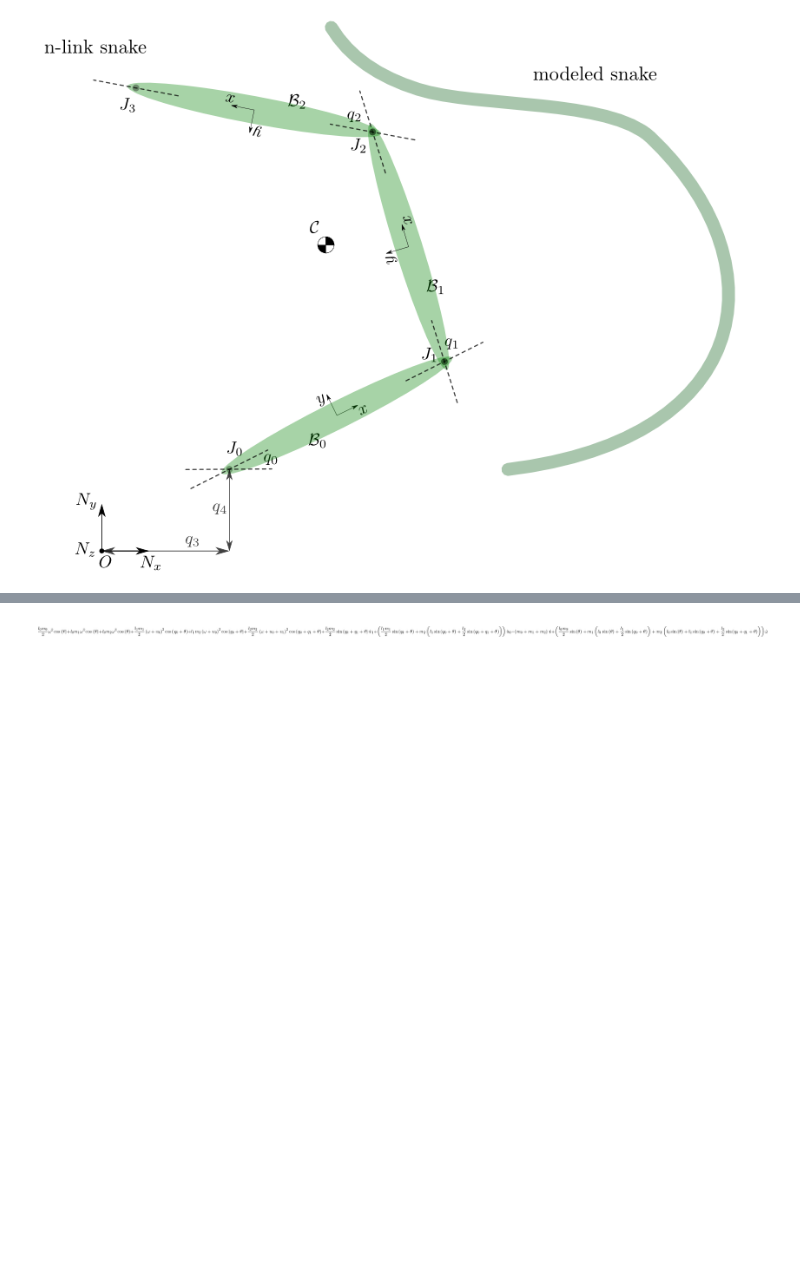
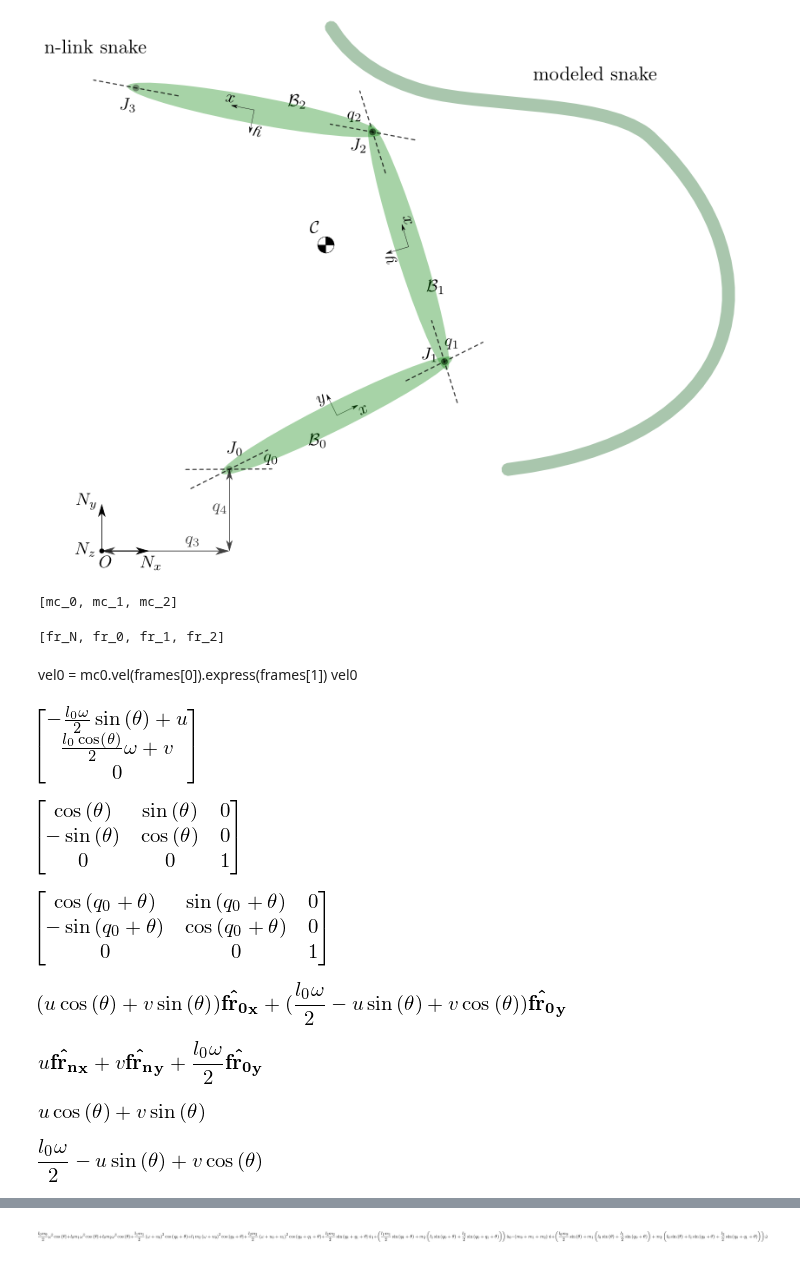
Before and after one commit to isaacyeaton/snaketurn, a Jupyter notebook: 3-link-snake-holonomic.ipynb, the cells around one changed output, grey strips where cells are left out. Saved outputs shown, nothing was run; the diff lists cells and outputs as text; code cells hidden in the pictures; blank space fills up the shorter version.

```diff
--- a/3-link-snake-holonomic.ipynb
+++ b/3-link-snake-holonomic.ipynb
@@ -258,3 +258,7 @@ dynamic = dict(qind=qind, uind=uind,
 symbol = dict(m=m, l=l, Izz=Izz, g=g, t=t)
 setup = dict(frames=frames, joints=joints, mc=mc, dyads=dyads)
 fbd = dict(fl=fl, bodies=bodies)
+# %%
+mc
+# %% [output]
+[mc_0, mc_1, mc_2]
@@ -260,0 +267,11 @@ fbd = dict(fl=fl, bodies=bodies)
+# %%
+frames
+# %% [output]
+[fr_N, fr_0, fr_1, fr_2]
+# %% [markdown]
+vel0 = mc0.vel(frames[0]).express(frames[1])
+vel0
+# %%
+vel0.to_matrix(frames[0]).simplify()
+# %% [output]
+[figure, added]
@@ -260,0 +280,8 @@ fbd = dict(fl=fl, bodies=bodies)
+# %%
+fr1.dcm(frames[0])
+# %% [output]
+[figure, added]
+# %%
+frames[2].dcm(frames[0]).simplify()
+# %% [output]
+[figure, added]
@@ -260,0 +292,17 @@ fbd = dict(fl=fl, bodies=bodies)
+# %%
+mc0.vel(frames[0]).express(frames[1]).simplify()
+# %% [output]
+[figure, added]
+# %%
+vel0 = mc0.vel(frames[0])#.express(frames[0]).simplify()
+vel0
+# %% [output]
+[figure, added]
+# %%
+vel0.dot(frames[1].x)
+# %% [output]
+[figure, added]
+# %%
+vel0.dot(frames[1].y)
+# %% [output]
+[figure, added]
```
Also changed, not shown: parts of 11 cells of this notebook, 1 other file.
